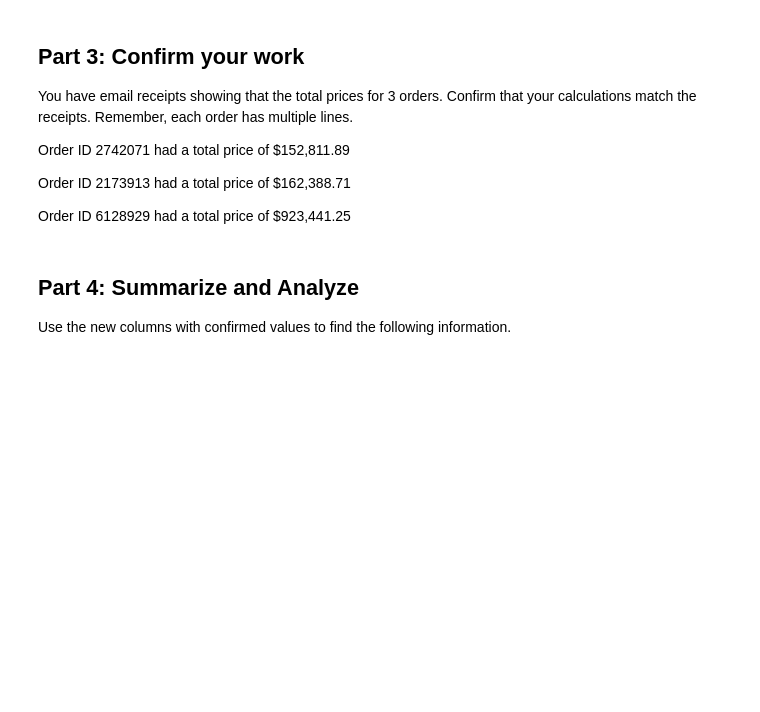
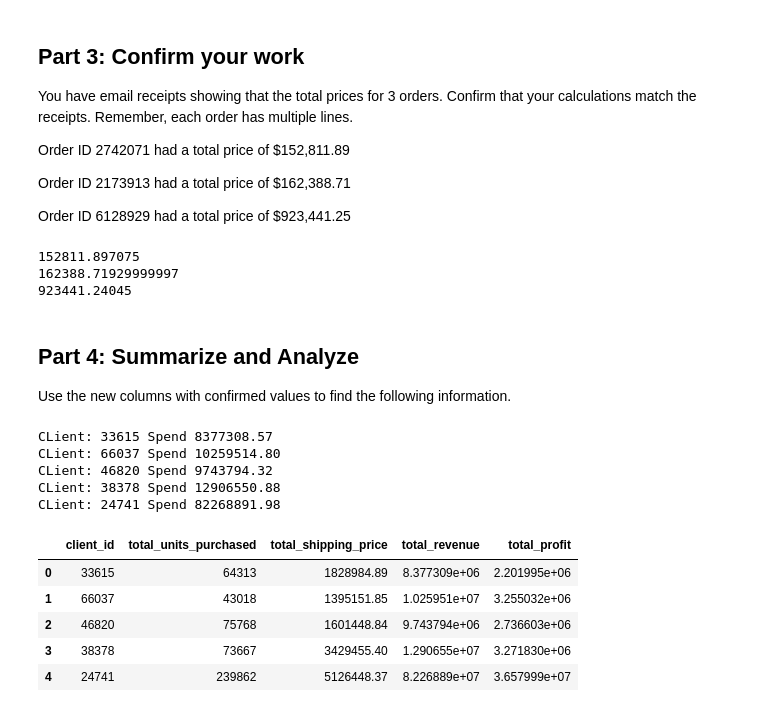
Before and after one commit to avineets87/pandas-challenge-1, a Jupyter notebook: wholesale_data_analysis_starter_code.ipynb, the cells around one changed output. Drawn from its saved outputs; the diff is of its cells as text; code cells hidden in the pictures; blank space fills up the shorter version.

```diff
--- a/wholesale_data_analysis_starter_code.ipynb
+++ b/wholesale_data_analysis_starter_code.ipynb
@@ -110,2 +122,4 @@ Do we know that this client spent the more money than client 66037? If not, how
 # %%
 # Create a column for the total price using the subtotal and the shipping price along with a sales tax of 9.25%
+df["total_price"] = df.apply(lambda x: (x['subtotal']+x['shipping_price']) * (100 + 9.25)/100, axis = 1)
+df.head()
@@ -112,3 +134,6 @@ Do we know that this client spent the more money than client 66037? If not, how
 # %%
 # Create a column for the cost of each line using unit cost, qty, and
 # shipping price (assume the shipping cost is exactly what is charged to the client).
+
+df["line_cost"] = df.apply(lambda x: (x['unit_cost']* x['qty']) + x['shipping_price'], axis = 1)
+df.head()
@@ -115,2 +148,4 @@ Do we know that this client spent the more money than client 66037? If not, how
 # %%
 # Create a column for the profit of each line using line cost and line price
+df["profit"] = df.apply(lambda x: (x['total_price'] - x['line_cost']) , axis = 1)
+df.head()
@@ -125,14 +168,59 @@ Order ID 2173913 had a total price of \$162,388.71
 Order ID 6128929 had a total price of \$923,441.25
 # %%
 # Check your work using the totals above
+order_2742071 = df.loc[df['order_id']==2742071]
+print(order_2742071['total_price'].sum())
+
+order_2173913 = df.loc[df['order_id']==2173913]
+print(order_2173913['total_price'].sum())
+
+order_6128929 = df.loc[df['order_id']==6128929]
+print(order_6128929['total_price'].sum())
+# %% [output]
+152811.897075
+162388.71929999997
+923441.24045
 # %% [markdown]
 ## Part 4: Summarize and Analyze
 Use the new columns with confirmed values to find the following information.
 # %%
 # How much did each of the top 5 clients by quantity spend? Check your work from Part 1 for client ids.
+for client in clientId_list:
+    spend_df =  df.loc[df['client_id']==client]
+    print (f"CLient: {client} Spend {round(spend_df['total_price'].sum(),2):.2f}")
+# %% [output]
+CLient: 33615 Spend 8377308.57
+CLient: 66037 Spend 10259514.80
+CLient: 46820 Spend 9743794.32
+CLient: 38378 Spend 12906550.88
+CLient: 24741 Spend 82268891.98
 # %%
 # Create a summary DataFrame showing the totals for the for the top 5 clients with the following information:
 # total units purchased, total shipping price, total revenue, and total profit.
+df_dictionary = []
+for client in clientId_list:
+    spend_df =  df.loc[df['client_id']==client]
+    total_units_purchased = spend_df['qty'].sum()
+    total_shipping_price = spend_df['shipping_price'].sum()
+    total_revenue = spend_df['total_price'].sum()
+    total_profit = spend_df['profit'].sum()
+    df_dictionary.append({
+        "client_id":client,
+        "total_units_purchased":total_units_purchased,
+        "total_shipping_price":total_shipping_price,
+        "total_revenue":total_revenue,
+        "total_profit":total_profit
+    })
+
+summary_df = pd.DataFrame(df_dictionary)
+summary_df
+# %% [output]
+|  | client_id | total_units_purchased | total_shipping_price | total_revenue | total_profit |
+| 0 | 33615 | 64313 | 1828984.89 | 8.377309e+06 | 2.201995e+06 |
+| 1 | 66037 | 43018 | 1395151.85 | 1.025951e+07 | 3.255032e+06 |
+| 2 | 46820 | 75768 | 1601448.84 | 9.743794e+06 | 2.736603e+06 |
+| 3 | 38378 | 73667 | 3429455.40 | 1.290655e+07 | 3.271830e+06 |
+| 4 | 24741 | 239862 | 5126448.37 | 8.226889e+07 | 3.657999e+07 |
 # %%
 # Format the data and rename the columns to names suitable for presentation.
 
```
Also changed, not shown: parts of 11 cells of this notebook.
